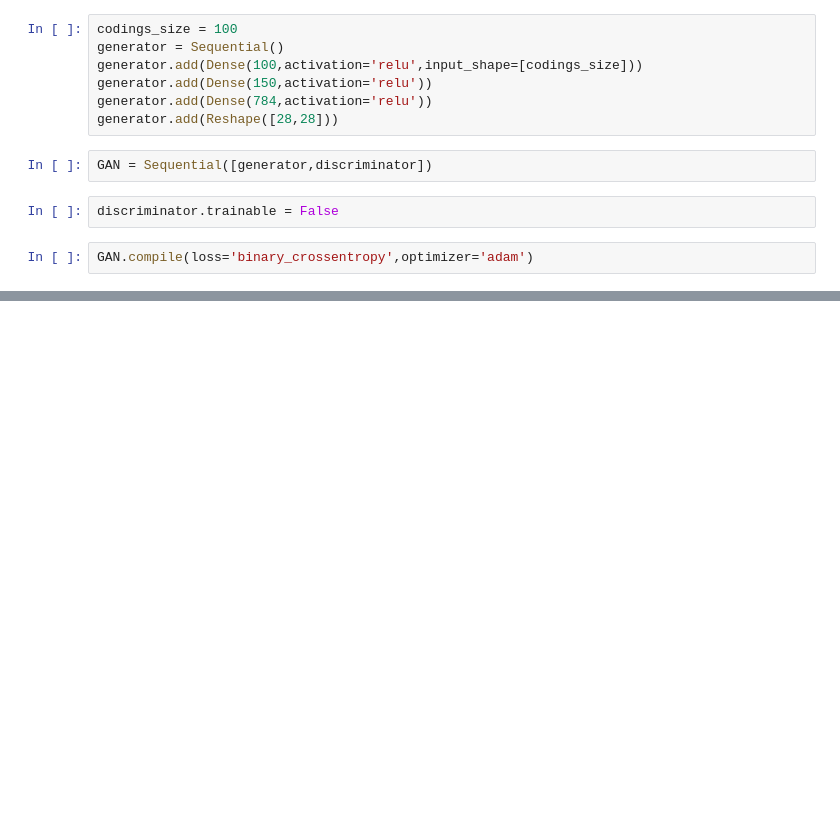
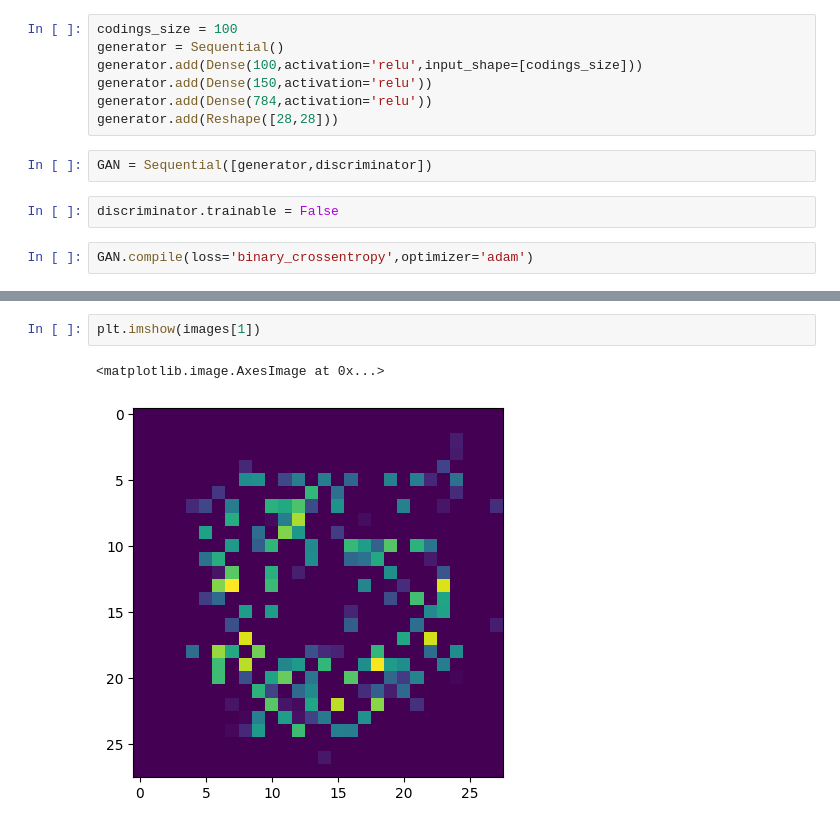
Before and after one commit to o-bissing/TF_Udemy, a Jupyter notebook: GANs.ipynb, the cells around one changed output, grey strips where cells are left out. Saved outputs shown, nothing was run; the diff lists cells and outputs as text; blank space fills up the shorter version.

```diff
--- a/GANs.ipynb
+++ b/GANs.ipynb
@@ -58,0 +123,5 @@ GAN.compile(loss='binary_crossentropy',optimizer='adam')
+# %%
+plt.imshow(images[1])
+# %% [output]
+<matplotlib.image.AxesImage at 0x...>
+[figure, added]
```
Also changed, not shown: parts of 13 cells of this notebook.
